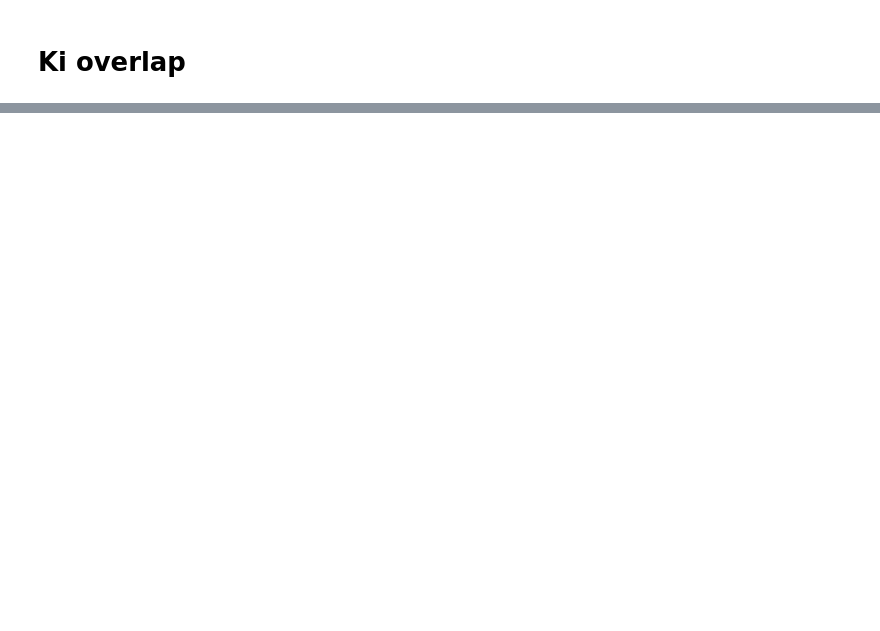
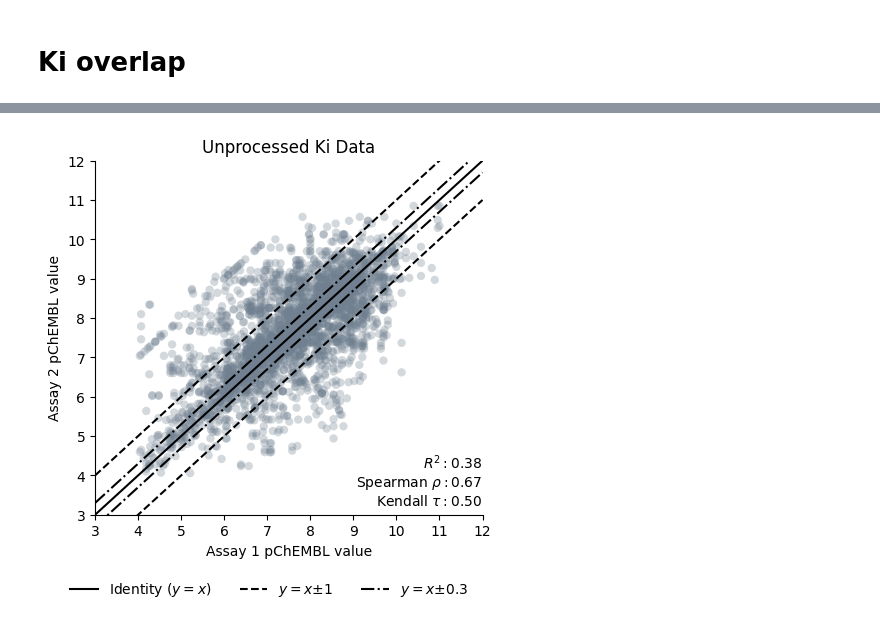
Before and after one commit to CDDLeiden/Capricho, a Jupyter notebook: notebooks/analysis.ipynb, the cells around one changed output, grey strips where cells are left out. Drawn from its saved outputs; the diff is of its cells as text; code cells hidden in the pictures; blank space fills up the shorter version.

```diff
--- a/notebooks/analysis.ipynb
+++ b/notebooks/analysis.ipynb
@@ -163,0 +197,19 @@ fig.savefig("ki_comparability_allflags.png", dpi=300, bbox_inches="tight", trans
+# %%
+drop_flags_rm = [
+    DroppingComment.DATA_VALIDITY_COMMENT.value,
+    DroppingComment.POTENTIAL_DUPLICATE.value,
+]
+
+drop_flags_rm = "|".join(drop_flags_rm)
+
+fig, ax = plot_subset(
+    exploded_subset_ki.query("(~dropping_comment.str.contains(@drop_flags_rm, regex=True))").query(
+        "pchembl_value_x != pchembl_value_y"
+    ),
+    title="Unprocessed Ki Data",
+    figsize=(5, 4.6),
+)
+
+fig.savefig("ki_unprocessed_comparability.png", dpi=300, bbox_inches="tight", transparent=False)
+# %% [output]
+[figure, added]
```
Also changed, not shown: parts of 12 cells of this notebook.
